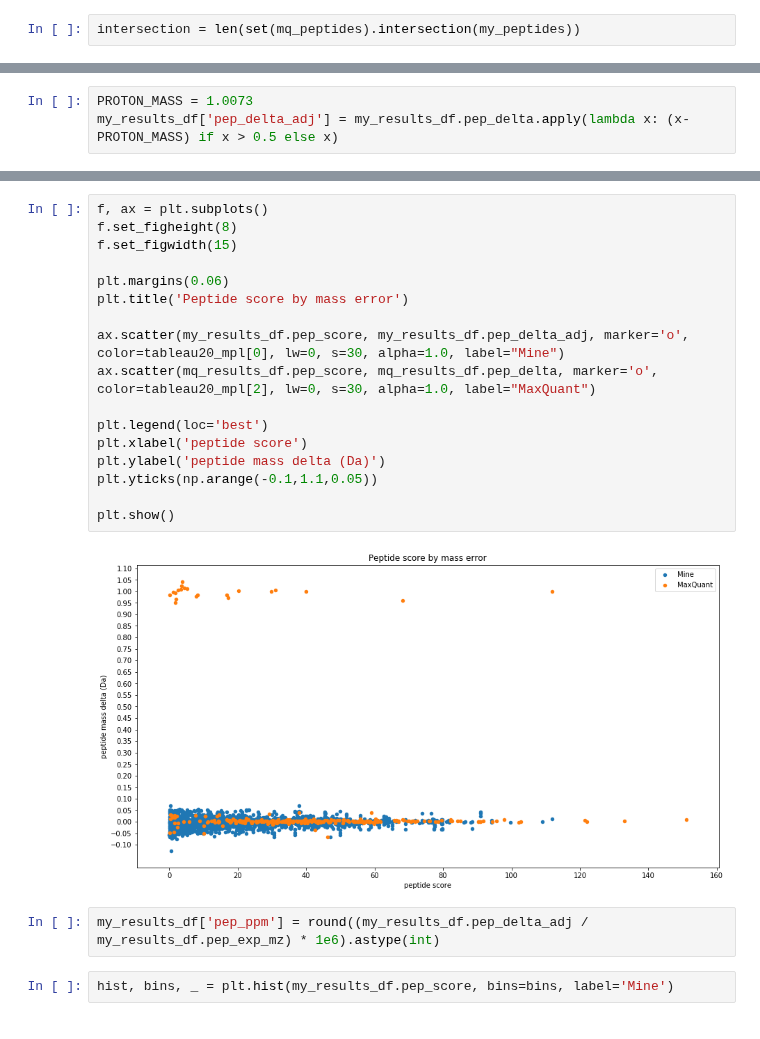
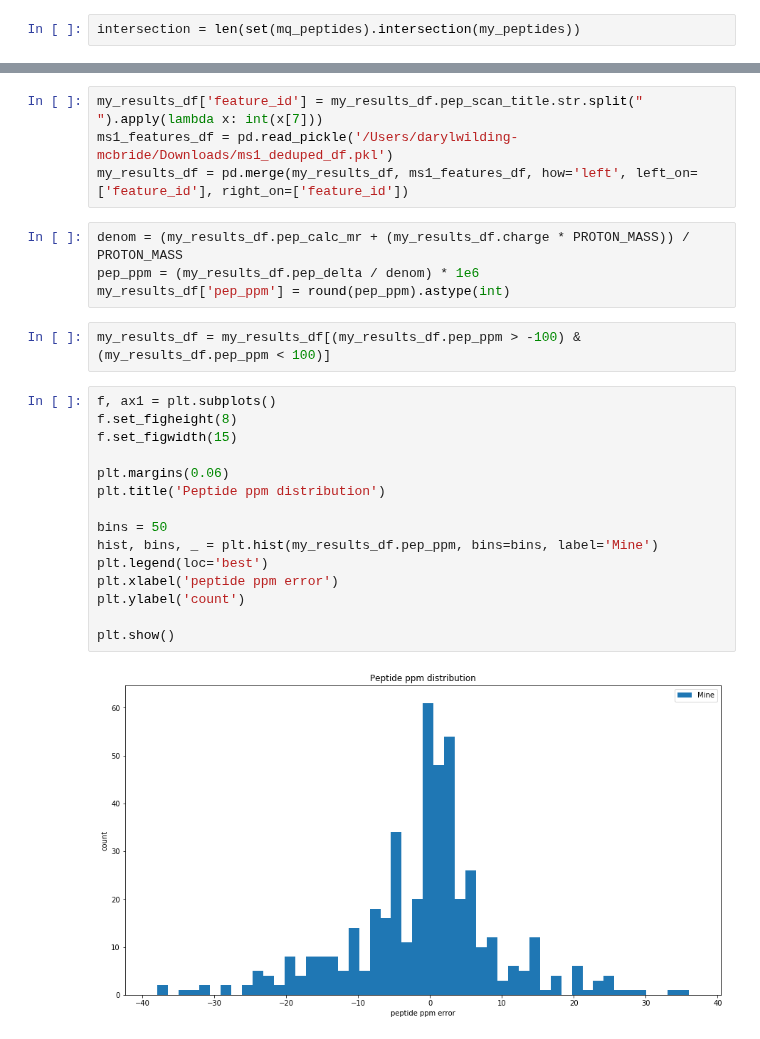
Before and after one commit to WEHI-Proteomics/tfde, a Jupyter notebook: notebooks/analyse Mascot search results.ipynb, the cells around one changed output, grey strips where cells are left out. Saved outputs shown, nothing was run; the diff lists cells and outputs as text.

```diff
--- a/notebooks/analyse Mascot search results.ipynb
+++ b/notebooks/analyse Mascot search results.ipynb
@@ -70,3 +83,0 @@ manually adjust for the wrong monoisotopic by subtracting the proton mass
-# %%
-PROTON_MASS = 1.0073
-my_results_df['pep_delta_adj'] = my_results_df.pep_delta.apply(lambda x: (x-PROTON_MASS) if x > 0.5 else x)
@@ -73,23 +122,27 @@ my_results_df['pep_delta_adj'] = my_results_df.pep_delta.apply(lambda x: (x-PROT
+# %%
+my_results_df['feature_id'] = my_results_df.pep_scan_title.str.split(" ").apply(lambda x: int(x[7]))
+ms1_features_df = pd.read_pickle('/Users/darylwilding-mcbride/Downloads/ms1_deduped_df.pkl')
+my_results_df = pd.merge(my_results_df, ms1_features_df, how='left', left_on=['feature_id'], right_on=['feature_id'])
+# %%
+denom = (my_results_df.pep_calc_mr + (my_results_df.charge * PROTON_MASS)) / PROTON_MASS
+pep_ppm = (my_results_df.pep_delta / denom) * 1e6
+my_results_df['pep_ppm'] = round(pep_ppm).astype(int)
+# %%
+my_results_df = my_results_df[(my_results_df.pep_ppm > -100) & (my_results_df.pep_ppm < 100)]
 # %%
-f, ax = plt.subplots()
+f, ax1 = plt.subplots()
 f.set_figheight(8)
 f.set_figwidth(15)
 
 plt.margins(0.06)
-plt.title('Peptide score by mass error')
+plt.title('Peptide ppm distribution')
 
-ax.scatter(my_results_df.pep_score, my_results_df.pep_delta_adj, marker='o', color=tableau20_mpl[0], lw=0, s=30, alpha=1.0, label="Mine")
-ax.scatter(mq_results_df.pep_score, mq_results_df.pep_delta, marker='o', color=tableau20_mpl[2], lw=0, s=30, alpha=1.0, label="MaxQuant")
-
+bins = 50
+hist, bins, _ = plt.hist(my_results_df.pep_ppm, bins=bins, label='Mine')
 plt.legend(loc='best')
-plt.xlabel('peptide score')
-plt.ylabel('peptide mass delta (Da)')
-plt.yticks(np.arange(-0.1,1.1,0.05))
+plt.xlabel('peptide ppm error')
+plt.ylabel('count')
 
 plt.show()
 # %% [output]
-[figure, old version]
+[figure, new version]
-# %%
-my_results_df['pep_ppm'] = round((my_results_df.pep_delta_adj / my_results_df.pep_exp_mz) * 1e6).astype(int)
-# %%
-hist, bins, _ = plt.hist(my_results_df.pep_score, bins=bins, label='Mine')
```
Also changed, not shown: parts of 17 cells of this notebook.
